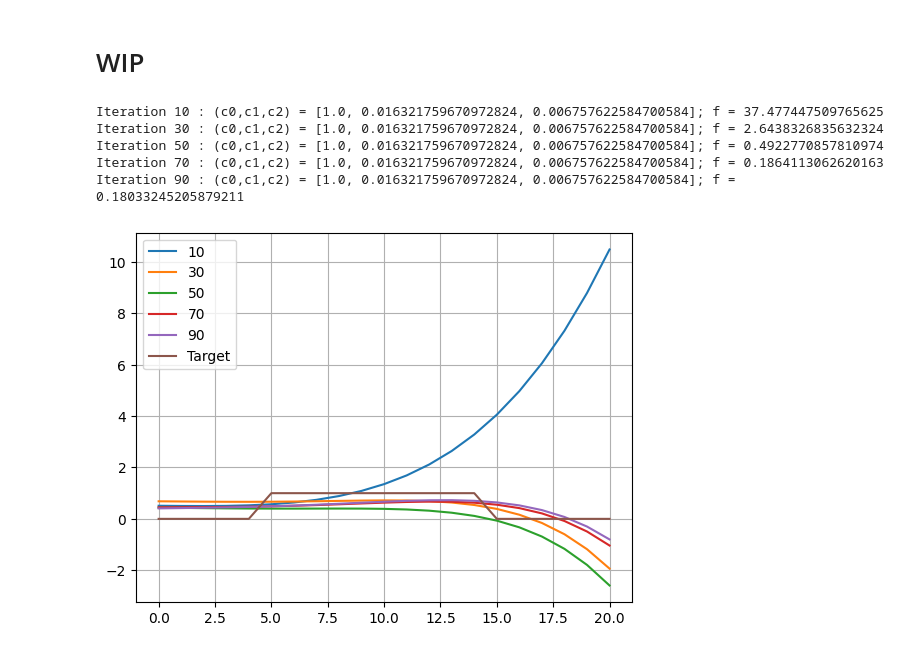
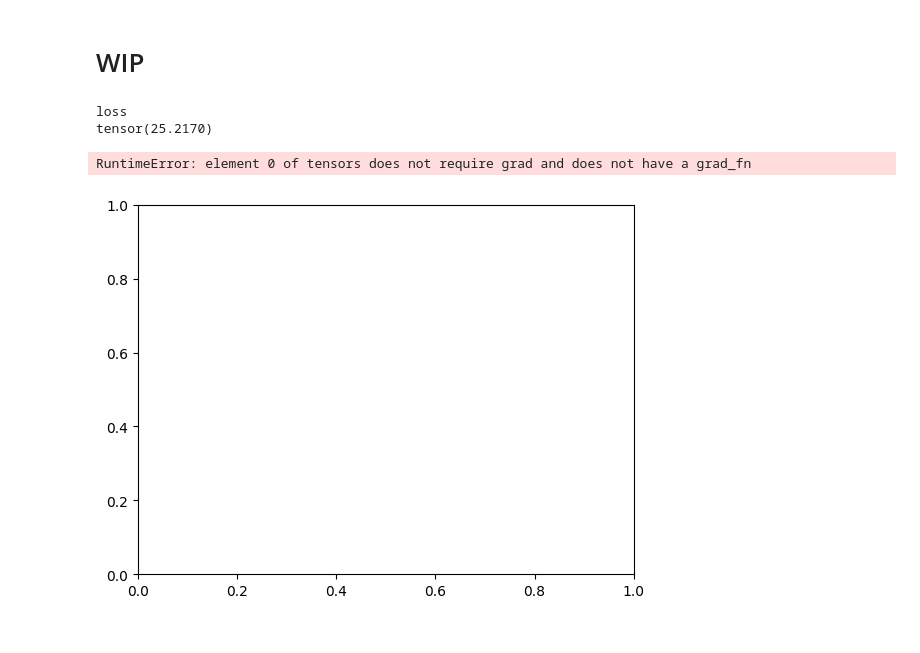
Before and after one commit to a-dag-a/sandbox__ML, a Jupyter notebook: autodiff/WIP.ipynb, the cells around one changed output. Cells and saved outputs as stored; diff of their text form; code cells hidden in the pictures.

```diff
--- a/autodiff/WIP.ipynb
+++ b/autodiff/WIP.ipynb
@@ -7,7 +7,7 @@ import torch.nn as nn
 import numpy as np
 import matplotlib.pyplot as plt
 # %%
-w = torch.linspace(0.1,2,21) # for plotting
+w = torch.linspace(0.1,2,41) # for plotting
 polynomial_target = torch.zeros(len(w))
 polynomial_target[int(0.25*len(w)):int(0.75*len(w))] = 1
 def computeCurve(x,y,z):
@@ -57,0 +70,11 @@ c0.item(), c1.item(), c2.item()
+# %%
+parameters = torch.tensor([1.0,1.0])
+L1,C1 = parameters.detach().numpy()
+_w = w.detach().numpy()
+M = [
+    [1-(_w**2)*L1*C1, 1j*_w*L1],
+    [1j*_w*C1, 1]
+]
+M
+# M[0][0]/M[1][0]
+plt.plot(w,abs(M[0][0]/M[1][0])); plt.grid()
@@ -60,50 +119,27 @@ c0.item(), c1.item(), c2.item()
 # %%
-w = torch.linspace(0.1,2,21) # for plotting
-polynomial_target = torch.zeros(len(w))
-polynomial_target[int(0.25*len(w)):int(0.75*len(w))] = 1
-
-def computeCurve(parameters):
-    # x, y, z = parameters
-    # polynomial_w = x**2 + (y**2)*(w) + (z**2)*(w**2)
-
-    # polynomial_w = parameters[0]**2 + (parameters[1]**2)*(w) + (parameters[2]**2)*(w**2)
-
-    # polynomial_w = torch.zeros(len(w))
-    # for _coeff,i in enumerate(parameters):
-    #     polynomial_w += torch.zeros(len(w))#torch.tensor((_coeff**2)*(w**i))
-
-    polynomial_w = sum(c * w**i for i, c in enumerate(parameters))
-    return polynomial_w
-
-def computeError(parameters):
-    polynomial_w = computeCurve(parameters)
-    loss = nn.MSELoss()(polynomial_w, polynomial_target)
-    return loss
 
 # =======================================================
 # parameters = torch.tensor([1.0,2.0,3.0], requires_grad=True)
-parameters = torch.tensor(np.random.rand(6), requires_grad=True)
+parameters = torch.tensor(np.random.rand(2), requires_grad=True)
 
 fig, axes = plt.subplots(); legend = []
 optimizer = torch.optim.Adam([parameters], lr=0.5) # Adaptive algorithm, better
 for i in range(100):
     optimizer.zero_grad()
     # f = computeError(c0,c1,c2)
     f = computeError(parameters)
     f.backward()
     optimizer.step()
     if(i%20==10):
         print(f'Iteration {i} : (c0,c1,c2) = {[_c.item() for _c in [c0,c1,c2]]}; f = {f.item()}')
         axes.plot(computeCurve(parameters).detach().numpy())
         legend.append(i)
 legend.append('Target')
 axes.plot(polynomial_target)
 axes.legend(legend)
 axes.grid('on')
 # %% [output]
-Iteration 10 : (c0,c1,c2) = [1.0, 0.016321759670972824, 0.006757622584700584]; f = 37.477447509765625
-Iteration 30 : (c0,c1,c2) = [1.0, 0.016321759670972824, 0.006757622584700584]; f = 2.6438326835632324
-Iteration 50 : (c0,c1,c2) = [1.0, 0.016321759670972824, 0.006757622584700584]; f = 0.4922770857810974
-Iteration 70 : (c0,c1,c2) = [1.0, 0.016321759670972824, 0.006757622584700584]; f = 0.1864113062620163
-Iteration 90 : (c0,c1,c2) = [1.0, 0.016321759670972824, 0.006757622584700584]; f = 0.18033245205879211
+loss
+tensor(25.2170)
+RuntimeError: element 0 of tensors does not require grad and does not have a grad_fn
-[figure, old version]
+[figure, new version]
```
Also changed, not shown: parts of 5 cells of this notebook.
